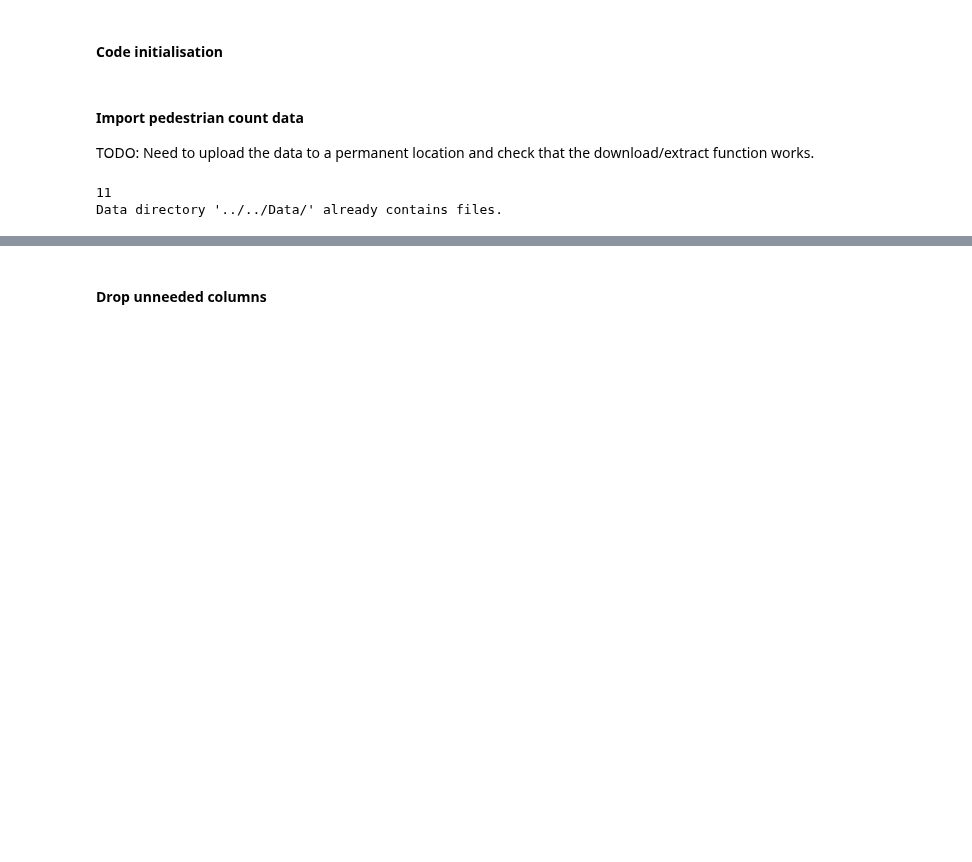
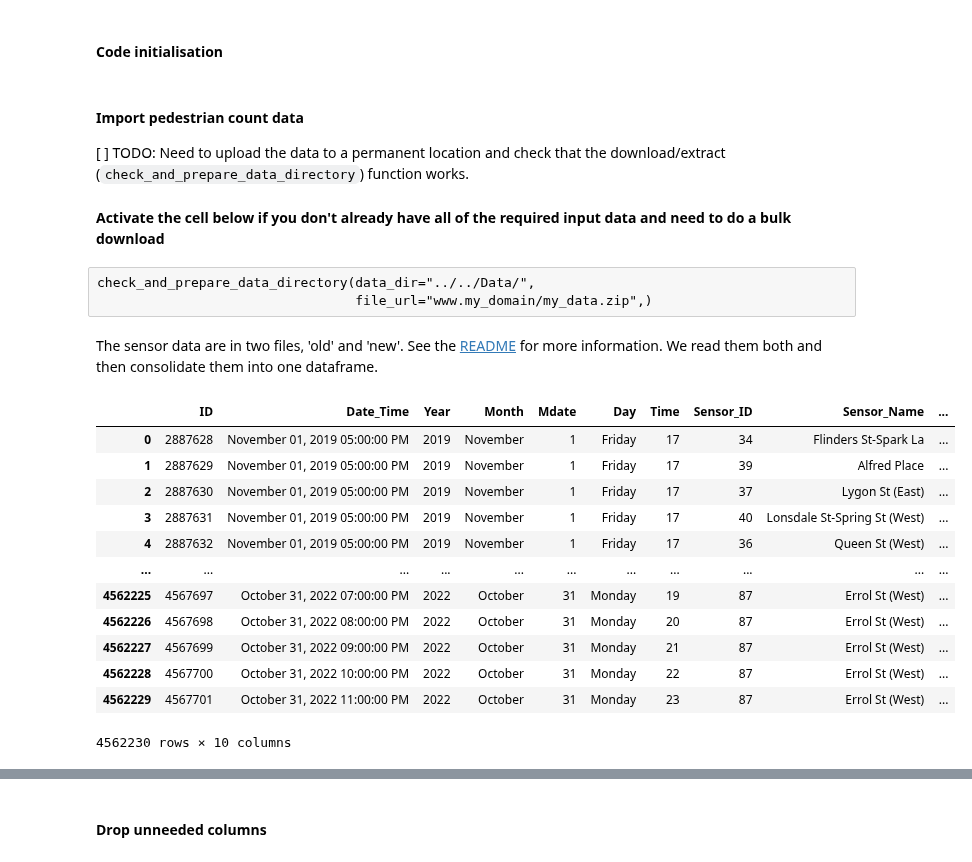
Before and after one commit to nickmalleson/footfall, a Jupyter notebook: MelbourneAnalysis/1. PreparingData/1. CleanData/CleaningData-Footfall.ipynb, the cells around one changed output, grey strips where cells are left out. Saved outputs shown, nothing was run; the diff lists cells and outputs as text; code cells hidden in the pictures; blank space fills up the shorter version.

```diff
--- a/MelbourneAnalysis/1. PreparingData/1. CleanData/CleaningData-Footfall.ipynb
+++ b/MelbourneAnalysis/1. PreparingData/1. CleanData/CleaningData-Footfall.ipynb
@@ -20,12 +18,28 @@ from DataPrepFunctions import check_and_prepare_data_directory
 # %% [markdown]
 #### Import pedestrian count data
 
-TODO: Need to upload the data to a permanent location and check that the download/extract function works.
+[ ] TODO: Need to upload the data to a permanent location and check that the download/extract (`check_and_prepare_data_directory`) function works.
-# %%
-check_and_prepare_data_directory(data_dir="../../Data/",
-                                 file_url="www.my_domain/my_data.zip",)
-sensor_counts = pd.read_csv('../../Data/FootfallData/Pedestrian_Counting_System_Monthly_counts_per_hour_may_2009_to_14_dec_2022.csv')
-sensor_locations = pd.read_csv('../../Data/FootfallData/melbourne_locations.csv')
-# %% [output]
-11
-Data directory '../../Data/' already contains files.
+# %% [markdown]
+**Activate the cell below if you don't already have all of the required input data and need to do a bulk download**
+# %% [raw]
+check_and_prepare_data_directory(data_dir="../../Data/",
+                                 file_url="www.my_domain/my_data.zip",)
+# %% [markdown]
+The sensor data are in two files, 'old' and 'new'. See the [README](../../../README.md) for more information. We read them both and then consolidate them into one dataframe.
+# %%
+sensor_counts_old = pd.read_csv('../../Data/FootfallData/Pedestrian_Counting_System_Monthly_counts_per_hour_may_2009_to_14_dec_2022.csv')  # Origial file
+sensor_counts_old
+# %% [output]
+|  | ID | Date_Time | Year | Month | Mdate | Day | Time | Sensor_ID | Sensor_Name | ... |
+| 0 | 2887628 | November 01, 2019 05:00:00 PM | 2019 | November | 1 | Friday | 17 | 34 | Flinders St-Spark La | ... |
+| 1 | 2887629 | November 01, 2019 05:00:00 PM | 2019 | November | 1 | Friday | 17 | 39 | Alfred Place | ... |
+| 2 | 2887630 | November 01, 2019 05:00:00 PM | 2019 | November | 1 | Friday | 17 | 37 | Lygon St (East) | ... |
+| 3 | 2887631 | November 01, 2019 05:00:00 PM | 2019 | November | 1 | Friday | 17 | 40 | Lonsdale St-Spring St (West) | ... |
+| 4 | 2887632 | November 01, 2019 05:00:00 PM | 2019 | November | 1 | Friday | 17 | 36 | Queen St (West) | ... |
+| ... | ... | ... | ... | ... | ... | ... | ... | ... | ... | ... |
+| 4562225 | 4567697 | October 31, 2022 07:00:00 PM | 2022 | October | 31 | Monday | 19 | 87 | Errol St (West) | ... |
+| 4562226 | 4567698 | October 31, 2022 08:00:00 PM | 2022 | October | 31 | Monday | 20 | 87 | Errol St (West) | ... |
+| 4562227 | 4567699 | October 31, 2022 09:00:00 PM | 2022 | October | 31 | Monday | 21 | 87 | Errol St (West) | ... |
+| 4562228 | 4567700 | October 31, 2022 10:00:00 PM | 2022 | October | 31 | Monday | 22 | 87 | Errol St (West) | ... |
+| 4562229 | 4567701 | October 31, 2022 11:00:00 PM | 2022 | October | 31 | Monday | 23 | 87 | Errol St (West) | ... |
+4562230 rows × 10 columns
```
Also changed, not shown: parts of 16 cells of this notebook, 1 other file.
